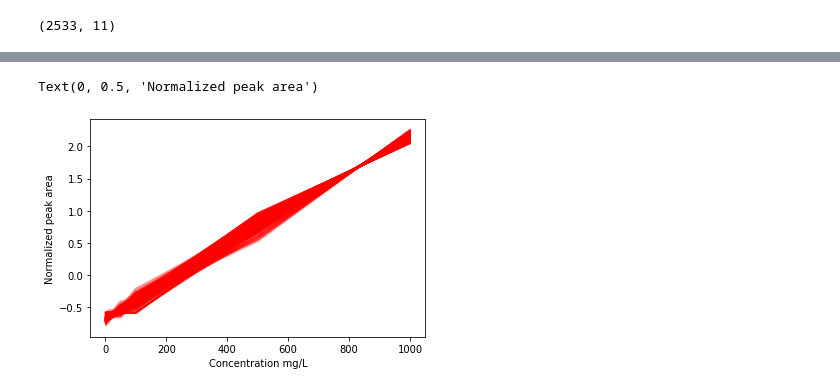
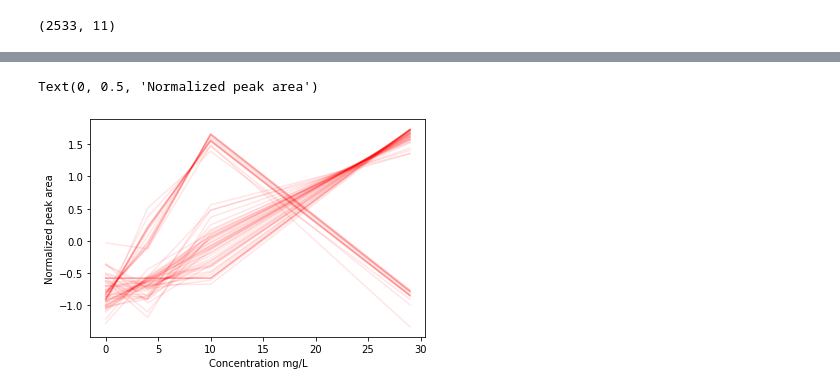
Before and after one commit to XiminHu/massmotif, a Jupyter notebook: dev/Massmotif-MS1-prior.ipynb, the cells around one changed output, grey strips where cells are left out. Saved outputs shown, nothing was run; the diff lists cells and outputs as text; code cells hidden in the pictures.

```diff
--- a/dev/Massmotif-MS1-prior.ipynb
+++ b/dev/Massmotif-MS1-prior.ipynb
@@ -43,8 +84,8 @@ d_norm.dropna(how='all',inplace=True)
 d_norm.columns = sel_data.columns
 # %%
 #Automated workflow -- pre filter
-#model = cluster.OPTICS().fit(d_norm)
-model = cluster.DBSCAN(eps=0.15).fit(d_norm)
+model = cluster.OPTICS().fit(d_norm)
+#model = cluster.DBSCAN(eps=0.15).fit(d_norm)
 labels = model.labels_
 unique_labels = set(model.labels_)
 
@@ -71,7 +110,7 @@ for i,k in enumerate(unique_labels):
 #Loss function?
 # %%
 #automated workflow -- post extraction
-select_label=[-1]
+select_label=[0,1,5,8,9]
 d_rst = pd.DataFrame(columns=d_norm.columns)
 for label in select_label:
     result = d_norm.iloc[np.argwhere(model.labels_==label).flatten()].index
@@ -84,6 +125,6 @@ d_pri_auto.shape
 # %%
 for i,j in d_rst.iterrows():
-    plt.plot([1,5,10,50,100,500,1000], j, color='r', alpha=0.1)
+    plt.plot([0,4,10,29], j, color='r', alpha=0.1)
 plt.xlabel('Concentration mg/L')
 plt.ylabel('Normalized peak area')
 # %% [output]
@@ -94,9 +133,9 @@ d_pri_auto.to_excel('automated_priorlist_20201104.xlsx')
 # %%
 #User defined method
 #1. find highest point 2. check left and right numbers 3. linear regression & check trend--decrease/increase
-r2_thres = 0.9
-slope_thres = 0.005
-x_series=[1,5,10,50,100,500,1000]
+r2_thres = 0.8
+slope_thres = 0.03
+x_series=[0,4,10,29]
 
 r2_list=[]
 slop_list=[]
@@ -149,9 +188,9 @@ d_manual.shape
 # %%
 for i,j in d_manual.iterrows():
-    plt.plot([1,5,10,50,100,500,1000], j, color='r', alpha=0.1)
+    plt.plot([0,4,10,29], j, color='r', alpha=0.1)
 plt.xlabel('Concentration mg/L')
 plt.ylabel('Normalized peak area')
 # %% [output]
 Text(0, 0.5, 'Normalized peak area')
-[figure, old version]
+[figure, new version]
 # %%
```
Also changed, not shown: parts of 15 cells of this notebook.
